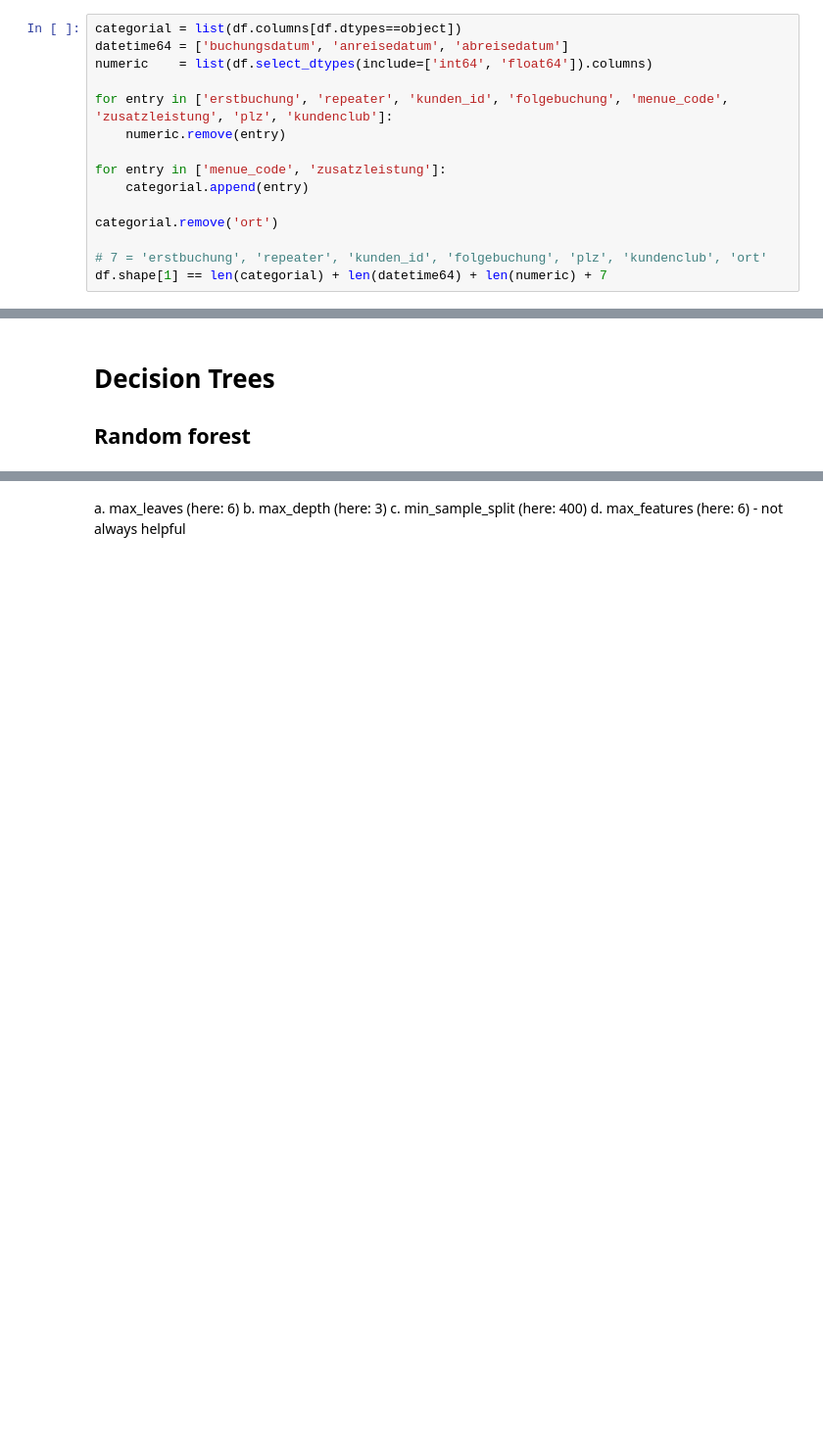
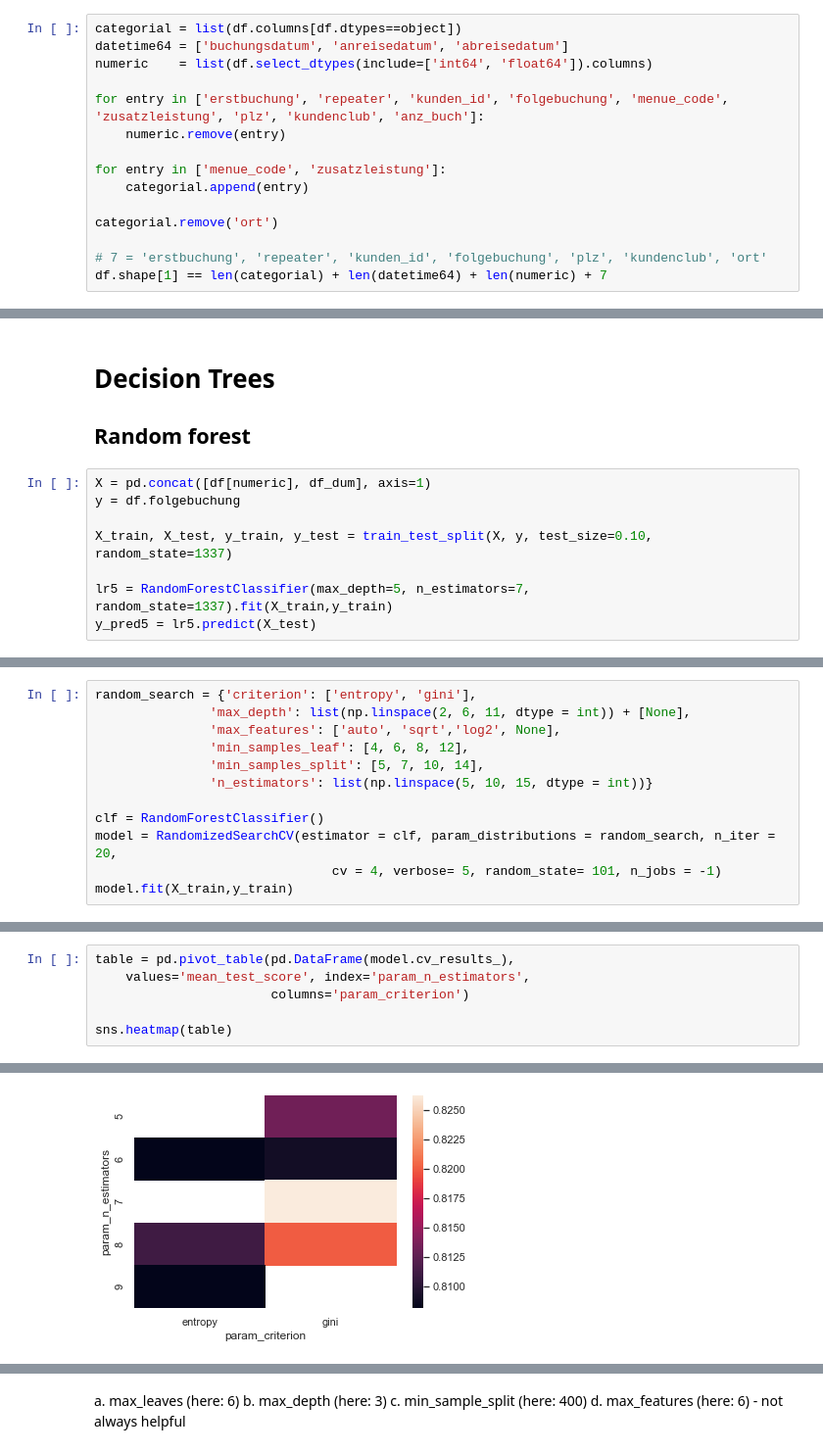
Before and after one commit to argv1/Booking-Prediction-EDA, a Jupyter notebook: 3-Modelling.ipynb, the cells around one changed output, grey strips where cells are left out. Shown at 98% size. Drawn from its saved outputs; the diff is of its cells as text; blank space fills up the shorter version.

```diff
--- a/3-Modelling.ipynb
+++ b/3-Modelling.ipynb
@@ -68,7 +68,7 @@ categorial = list(df.columns[df.dtypes==object])
 datetime64 = ['buchungsdatum', 'anreisedatum', 'abreisedatum']
 numeric    = list(df.select_dtypes(include=['int64', 'float64']).columns)
 
-for entry in ['erstbuchung', 'repeater', 'kunden_id', 'folgebuchung', 'menue_code', 'zusatzleistung', 'plz', 'kundenclub']:
+for entry in ['erstbuchung', 'repeater', 'kunden_id', 'folgebuchung', 'menue_code', 'zusatzleistung', 'plz', 'kundenclub', 'anz_buch']:
     numeric.remove(entry)
 
 for entry in ['menue_code', 'zusatzleistung']:
@@ -221,3 +221,11 @@ scores4 = cross_validate(lr4, X_train, y_train, cv=5, scoring=scoring, return_tr
 # %% [markdown]
 # Decision Trees
 ## Random forest
+# %%
+X = pd.concat([df[numeric], df_dum], axis=1)
+y = df.folgebuchung
+
+X_train, X_test, y_train, y_test = train_test_split(X, y, test_size=0.10, random_state=1337)
+
+lr5 = RandomForestClassifier(max_depth=5, n_estimators=7, random_state=1337).fit(X_train,y_train)
+y_pred5 = lr5.predict(X_test)
@@ -223,0 +249,12 @@ scores4 = cross_validate(lr4, X_train, y_train, cv=5, scoring=scoring, return_tr
+# %%
+random_search = {'criterion': ['entropy', 'gini'],
+               'max_depth': list(np.linspace(2, 6, 11, dtype = int)) + [None],
+               'max_features': ['auto', 'sqrt','log2', None],
+               'min_samples_leaf': [4, 6, 8, 12],
+               'min_samples_split': [5, 7, 10, 14],
+               'n_estimators': list(np.linspace(5, 10, 15, dtype = int))}
+
+clf = RandomForestClassifier()
+model = RandomizedSearchCV(estimator = clf, param_distributions = random_search, n_iter = 20,
+                               cv = 4, verbose= 5, random_state= 101, n_jobs = -1)
+model.fit(X_train,y_train)
@@ -223,0 +293,7 @@ scores4 = cross_validate(lr4, X_train, y_train, cv=5, scoring=scoring, return_tr
+# %%
+table = pd.pivot_table(pd.DataFrame(model.cv_results_),
+    values='mean_test_score', index='param_n_estimators',
+                       columns='param_criterion')
+
+sns.heatmap(table)
+# %% [output]
@@ -223,0 +301 @@ scores4 = cross_validate(lr4, X_train, y_train, cv=5, scoring=scoring, return_tr
+[figure, added]
```
Also changed, not shown: parts of 12 cells of this notebook, 1 other file.
